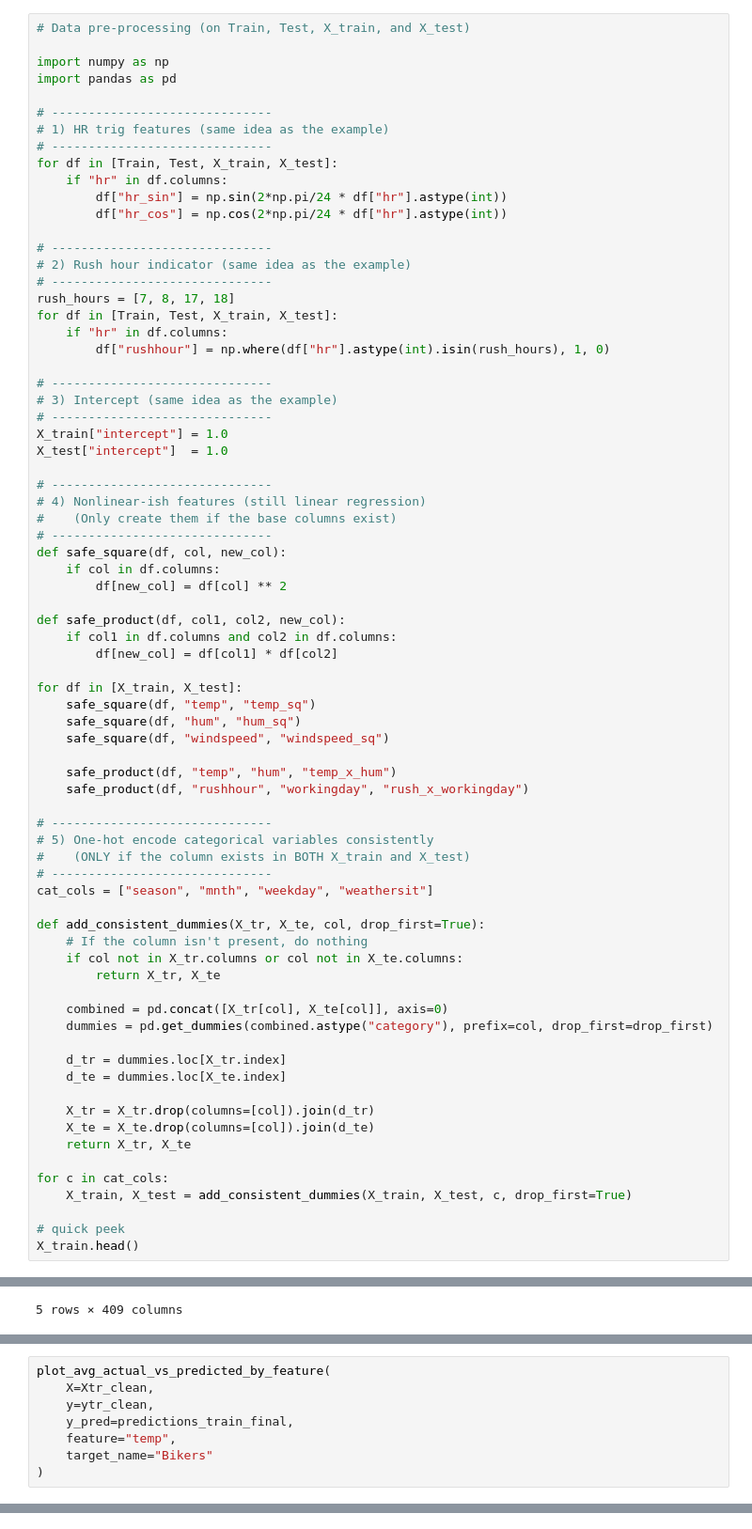
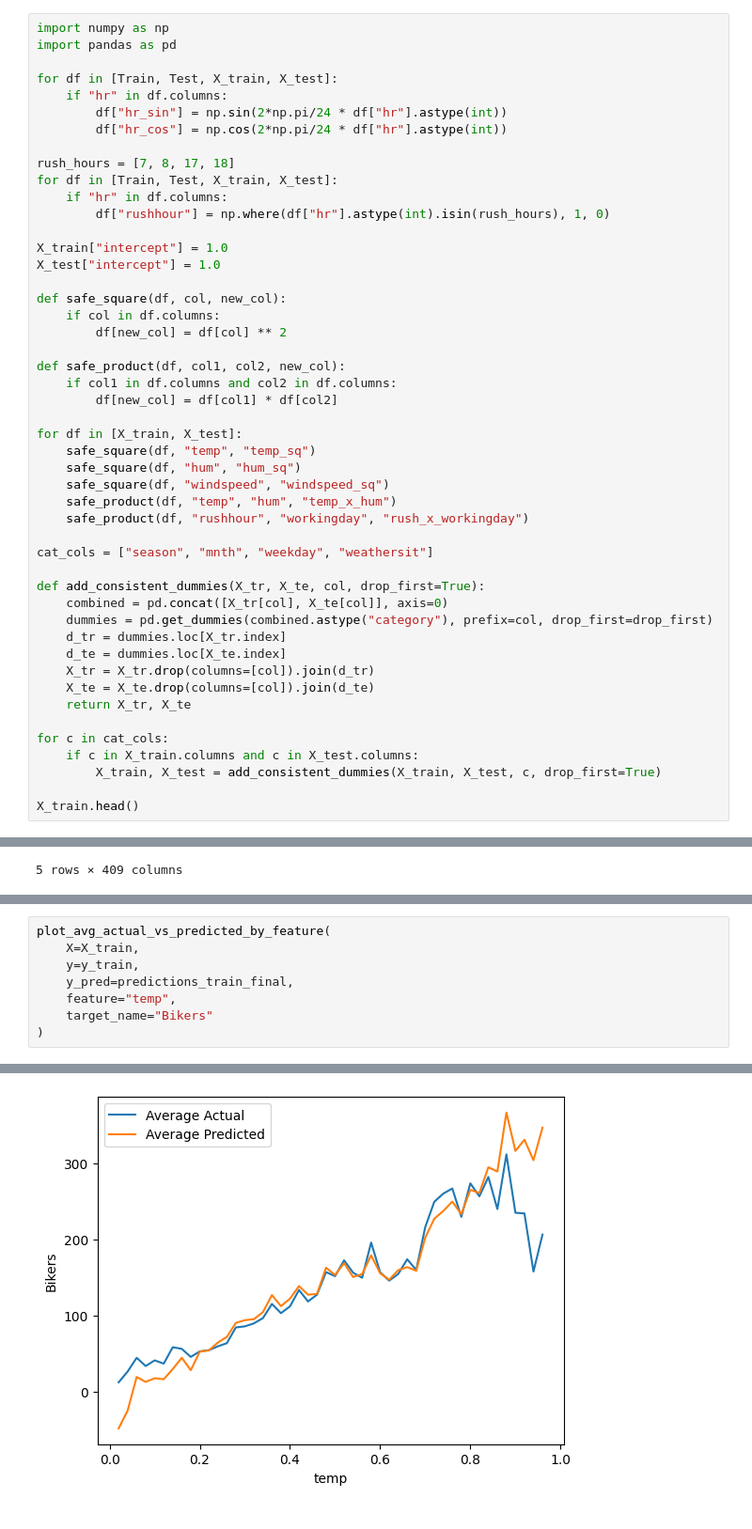
Before and after one commit to Jnuso2/code_2600, a Jupyter notebook: mod05_nonlinear.ipynb, the cells around one changed output, grey strips where cells are left out. Shown at 94% size. Saved outputs shown, nothing was run; the diff lists cells and outputs as text.

```diff
--- a/mod05_nonlinear.ipynb
+++ b/mod05_nonlinear.ipynb
@@ -304,37 +304,22 @@ plot_avg_actual_vs_predicted_by_feature(X=X_train,
 - Change any of the variables defined below this cell (model_final, results_final, predictions_train_final, predictions_test_final)
 - Manually manipulate predictions
 # %%
-# Data pre-processing (on Train, Test, X_train, and X_test)
-
 import numpy as np
 import pandas as pd
 
-# ------------------------------
-# 1) HR trig features (same idea as the example)
-# ------------------------------
 for df in [Train, Test, X_train, X_test]:
     if "hr" in df.columns:
         df["hr_sin"] = np.sin(2*np.pi/24 * df["hr"].astype(int))
         df["hr_cos"] = np.cos(2*np.pi/24 * df["hr"].astype(int))
 
-# ------------------------------
-# 2) Rush hour indicator (same idea as the example)
-# ------------------------------
 rush_hours = [7, 8, 17, 18]
 for df in [Train, Test, X_train, X_test]:
     if "hr" in df.columns:
         df["rushhour"] = np.where(df["hr"].astype(int).isin(rush_hours), 1, 0)
 
-# ------------------------------
-# 3) Intercept (same idea as the example)
-# ------------------------------
 X_train["intercept"] = 1.0
-X_test["intercept"]  = 1.0
+X_test["intercept"] = 1.0
 
-# ------------------------------
-# 4) Nonlinear-ish features (still linear regression)
-#    (Only create them if the base columns exist)
-# ------------------------------
 def safe_square(df, col, new_col):
     if col in df.columns:
         df[new_col] = df[col] ** 2
@@ -347,35 +332,24 @@ for df in [X_train, X_test]:
     safe_square(df, "temp", "temp_sq")
     safe_square(df, "hum", "hum_sq")
     safe_square(df, "windspeed", "windspeed_sq")
-
     safe_product(df, "temp", "hum", "temp_x_hum")
     safe_product(df, "rushhour", "workingday", "rush_x_workingday")
 
-# ------------------------------
-# 5) One-hot encode categorical variables consistently
-#    (ONLY if the column exists in BOTH X_train and X_test)
-# ------------------------------
 cat_cols = ["season", "mnth", "weekday", "weathersit"]
 
 def add_consistent_dummies(X_tr, X_te, col, drop_first=True):
-    # If the column isn't present, do nothing
-    if col not in X_tr.columns or col not in X_te.columns:
-        return X_tr, X_te
-
     combined = pd.concat([X_tr[col], X_te[col]], axis=0)
     dummies = pd.get_dummies(combined.astype("category"), prefix=col, drop_first=drop_first)
-
     d_tr = dummies.loc[X_tr.index]
     d_te = dummies.loc[X_te.index]
-
     X_tr = X_tr.drop(columns=[col]).join(d_tr)
     X_te = X_te.drop(columns=[col]).join(d_te)
     return X_tr, X_te
 
 for c in cat_cols:
-    X_train, X_test = add_consistent_dummies(X_train, X_test, c, drop_first=True)
+    if c in X_train.columns and c in X_test.columns:
+        X_train, X_test = add_consistent_dummies(X_train, X_test, c, drop_first=True)
 
-# quick peek
 X_train.head()
 # %% [output]
 |  | hr | holiday | workingday | temp | atemp | hum | windspeed | hr_sin | hr_cos | intercept | ... |
@@ -539,8 +461,8 @@ summarize(results_final)
 | weathersit_light rain/snow | -42.7309 | 3.577 | -11.948 | 0.000 |
 # %%
 plot_avg_actual_vs_predicted_by_feature(
-    X=Xtr_clean,
-    y=ytr_clean,
+    X=X_train,
+    y=y_train,
     y_pred=predictions_train_final,
     feature="temp",
     target_name="Bikers"
@@ -549,0 +471 @@ NameError: name 'predictions_train_final' is not defined
+[figure, added]
```
Also changed, not shown: parts of 3 cells of this notebook.
